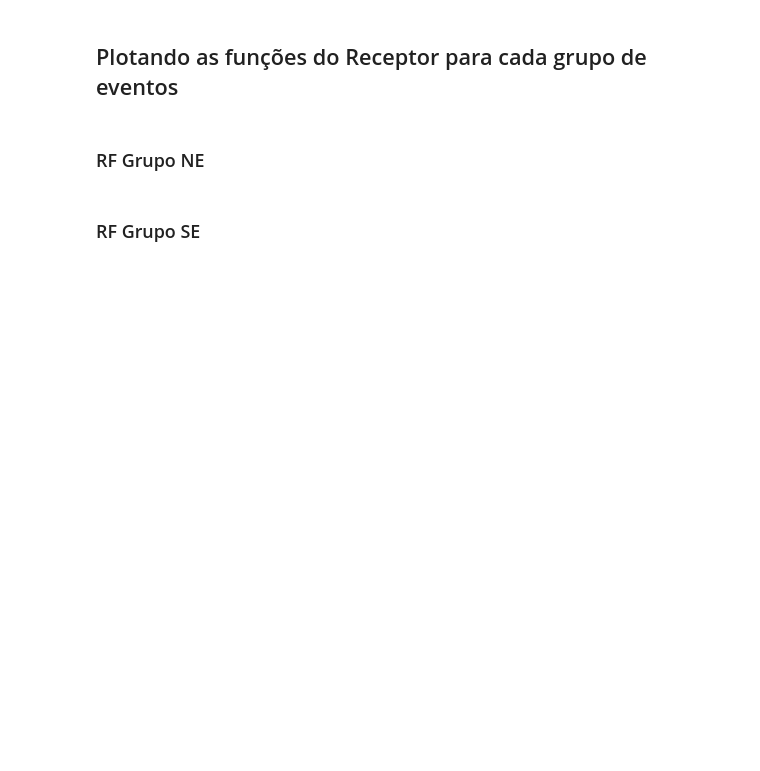
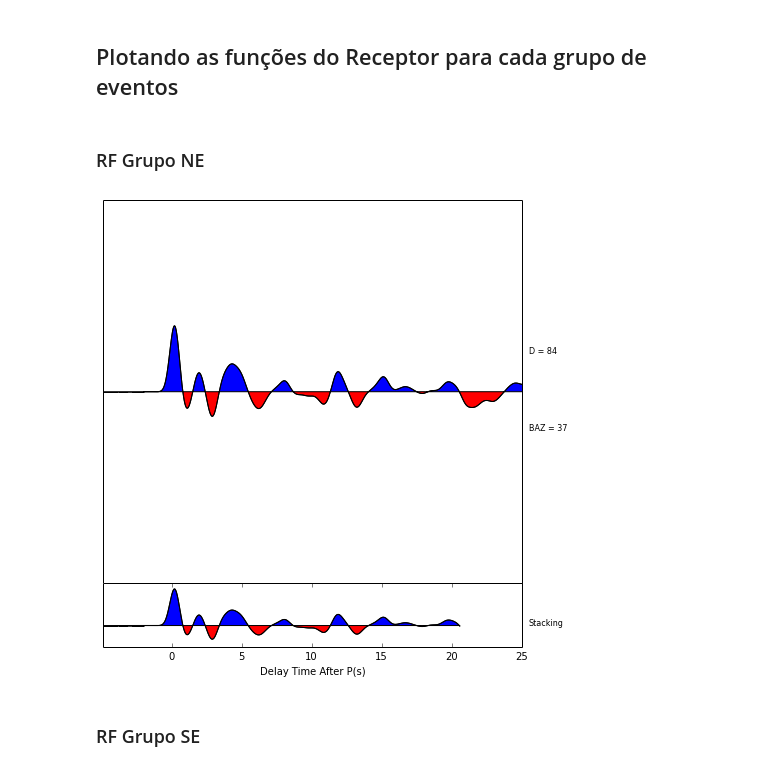
Before and after one commit to dIOGOLOC/projeto_mestrado, a Jupyter notebook: plotagem_funcao_receptor.ipynb, the cells around one changed output. Cells and saved outputs as stored; diff of their text form; code cells hidden in the pictures; blank space fills up the shorter version.

Commit message:
Melhorando o programa com novas funções.

```diff
--- a/plotagem_funcao_receptor.ipynb
+++ b/plotagem_funcao_receptor.ipynb
@@ -121,0 +94,3 @@ ampli_min = np.array([min(st[i].data) for i in xrange(len(st.max()))]).T
+# %%
+STdados = {'stR':[],'dataR':[],'stT':[],'dataT':[],'time':[],'orglist':[],'gcarc': [],'BAZ':[],'RP':[],
+           'ampli_min':[],'ampli_max':[],'tPpPs':[],'tPsPs':[],'stack':[],'stack_time':[],'data1024':[]}
@@ -195,5 +176,0 @@ if RFdados['NW']['lista'] != []:
-# %%
-a = np.empty_like([7,1])
-for k,i in enumerate(RFdados['NW']['data']):
-    a[k] = np.resize(i,(1,1024))
-    print(k)
@@ -212,38 +196,33 @@ print(shape(RFdados['NW']['time']))
 # %% [markdown]
 <h2>Plotando as funções do Receptor para cada grupo de eventos</h2>
 # %%
-def plot_receptor(lista,stack,orglist,)
+def plot_receptor(lista,orglist,time,data,tPs,tPpPs,tPsPs,ampli_min,ampli_max,gcarc,BAZ,sac,stack_time,stack,quad):
     if lista != []:
         plt.figure(figsize = (10,8))
         gs = gridspec.GridSpec(2, 1, width_ratios=[3, 1],height_ratios=[3,0.5], wspace=0.000001, hspace=0.000001)
         plt.subplot(gs[0])
-        #stack = np.zeros(1024)
-        for i, j in enumerate(orglist):
-            vetor = np.resize(NE[i].data,(1024))
-            stack = vetor + stack
         for k, i in enumerate(orglist):
-            plt.plot(times()-5,k+NE[i].data,'k',linewidth=1)
-            #plt.plot(stt[i].times()-5,k+stt[i].data,'b',linewidth=1)
-            plt.plot([tPs[i],tPs[i]],[k+ampli_min[i],k+ampli_max[i]],'--r')
-            plt.plot([tPpPs[i],tPpPs[i]],[k+ampli_min[i],k+ampli_max[i]],'--r')
-            plt.plot([tPsPs[i],tPsPs[i]],[k+ampli_min[i],k+ampli_max[i]],'--r')
-            plt.text(25.5,k+0.2,'D = %s' % (DNE[i]),fontsize=8)
-            plt.text(25.5,k-0.2,'BAZ = %s' % (BAZNE[i]),fontsize=8)
-            plt.fill_between(NE[i].times()-5,k+NE[i].data,k,where=k+NE[i].data>=k, facecolor='blue', interpolate=True)
-            plt.fill_between(NE[i].times()-5,k+NE[i].data,k,where=k+NE[i].data<=k, facecolor='red', interpolate=True)
+            plt.plot(time[k]-5,k+data[k],'k',linewidth=1)
+            #plt.plot(stt[i].times()-5,k+stt[i].data,'k',linewidth=1)
+            plt.plot(tPs[i],tPs[i],k+ampli_min[i],k+ampli_max[i],'--r')
+            plt.plot(tPpPs[i],tPpPs[i],k+ampli_min[i],k+ampli_max[i],'--r')
+            plt.plot(tPsPs[i],tPsPs[i],k+ampli_min[i],k+ampli_max[i],'--r')
+            plt.text(25.5,k+0.2,'D = %s' % (gcarc[k]),fontsize=8)
+            plt.text(25.5,k-0.2,'BAZ = %s' % (BAZ[k]),fontsize=8)
+            plt.fill_between(time[k]-5,k+data[k],k,where=(k+data[k])>=k, facecolor='blue', interpolate=True)
+            plt.fill_between(time[k]-5,k+data[k],k,where=(k+data[k])<=k, facecolor='red', interpolate=True)
             plt.xticks([])
             plt.yticks([])
             plt.xlim(-4.9,25)
-            plt.ylim(-1,len(NE))
+            plt.ylim(-1,len(sac))
         plt.subplot(gs[1])
-        plt.plot(NEstack_time-5,NEstack,'k',linewidth=1)
-        plt.fill_between(NEstack_time-5,NEstack,0,where=NEstack>=0, facecolor='blue', interpolate=True)
-        plt.fill_between(NEstack_time-5,NEstack,0,where=NEstack<=0, facecolor='red', interpolate=True)
+        plt.plot(stack_time-5,stack,'k',linewidth=1)
+        plt.fill_between(stack_time-5,stack,0,where=stack>=0, facecolor='blue', interpolate=True)
+        plt.fill_between(stack_time-5,stack,0,where=stack<=0, facecolor='red', interpolate=True)
         plt.text(25.5, 0,'Stacking',fontsize=8)
         plt.xlabel('Delay Time After P(s)')
         plt.yticks([])
         plt.xlim(-4.9,25)
-        plt.ylim(-1,len(NE))
-        plt.savefig('Funções do Receptor e Empilhamento - NE - '+STA+'.png',dpi=300)
+        plt.savefig('Funções do Receptor e Empilhamento - '+quad+' - '+STA+'.png',dpi=300)
 # %% [markdown]
 <h3> RF Grupo NE</h3>
@@ -285,2 +229,6 @@ if NElist != []:
+# %%
+plot_receptor(RFdados['NE']['lista'],RFdados['NE']['orglist'],RFdados['NE']['time'],RFdados['NE']['data'],STdados['tPs'],STdados['tPpPs'],STdados['tPsPs'],STdados['ampli_min'],STdados['ampli_max'],RFdados['NE']['gcarc'],RFdados['NE']['BAZ'],RFdados['NE']['sac'],RFdados['NE']['stack_time'],RFdados['NE']['stack'],'NE')
+# %% [output]
+[figure, added]
 # %% [markdown]
 <h3>RF Grupo SE</h3>
```
Also changed, not shown: parts of 71 cells of this notebook.
